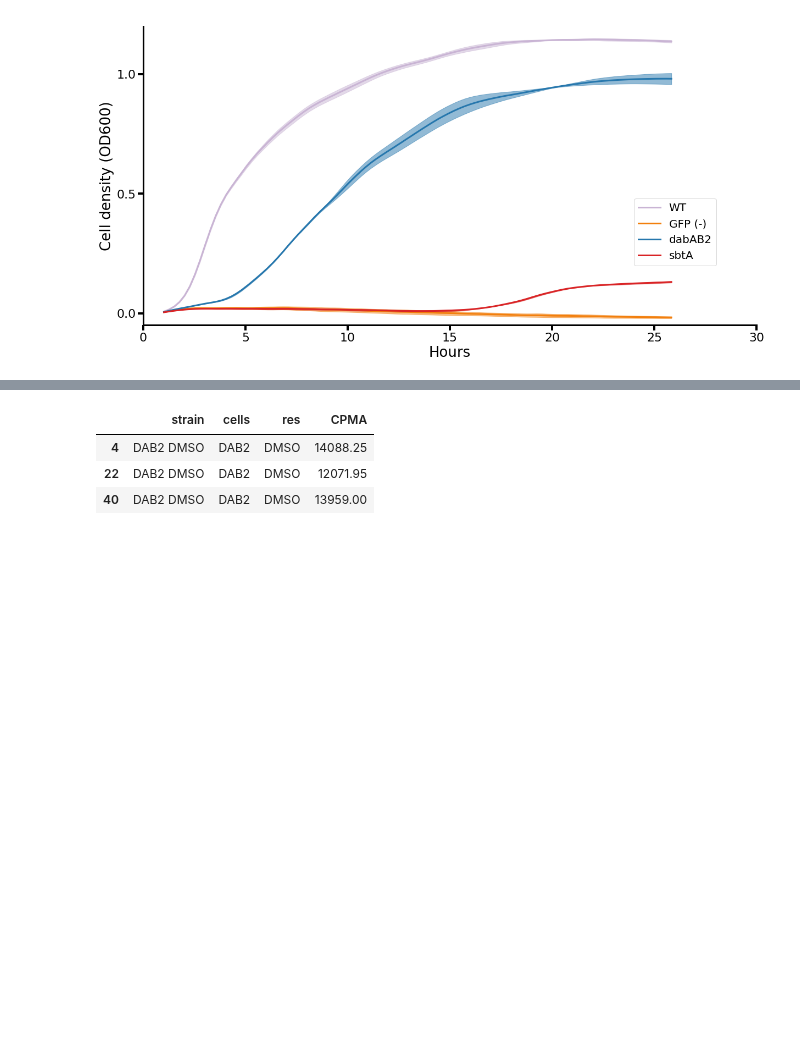
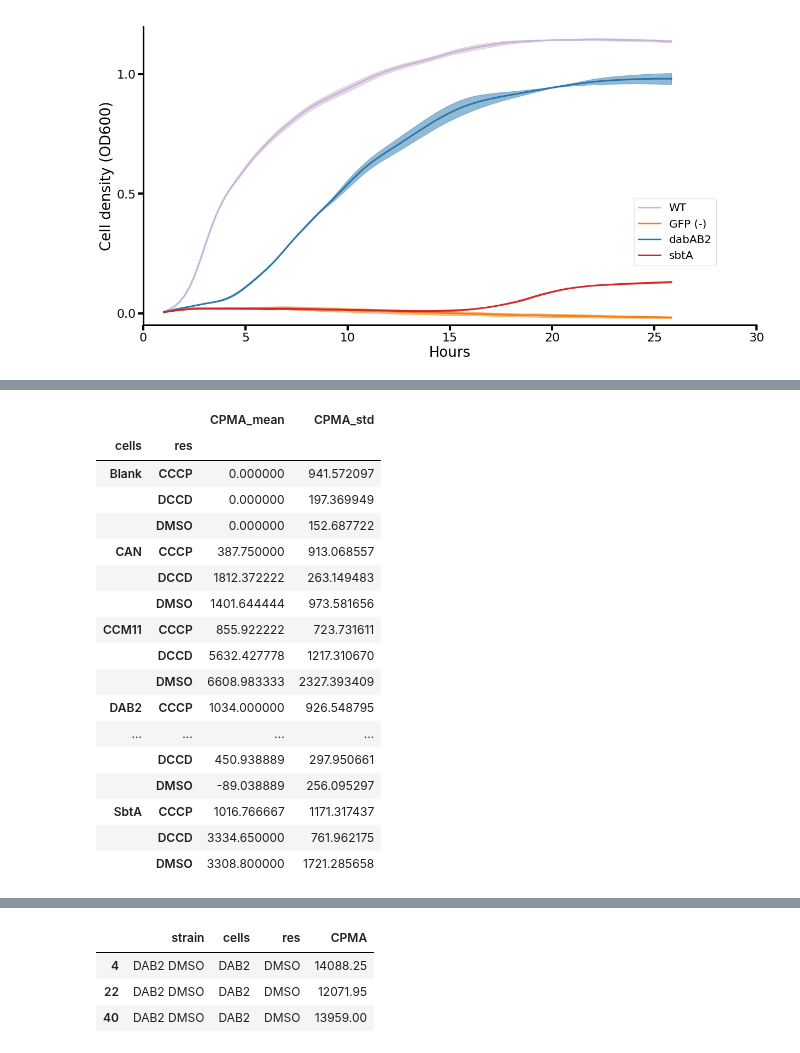
Before and after one commit to jackdesmarais/DabTransporterPaper, a Jupyter notebook: scripts/figure 3 CAFree complementation by DAB.ipynb, the cells around one changed output, grey strips where cells are left out. Saved outputs shown, nothing was run; the diff lists cells and outputs as text; code cells hidden in the pictures; blank space fills up the shorter version.

```diff
--- a/scripts/figure 3 CAFree complementation by DAB.ipynb
+++ b/scripts/figure 3 CAFree complementation by DAB.ipynb
@@ -1061,0 +1104,23 @@ plt.show()
+# %%
+horizontal_stack = pd.concat([means.add_suffix('_mean'), stds.add_suffix('_std')], axis=1)
+display(horizontal_stack)
+horizontal_stack.to_csv('../data/bicarbUptake/condensed_format.csv')
+# %% [output]
+|  |  | CPMA_mean | CPMA_std |
+| cells | res |  |  |
+| Blank | CCCP | 0.000000 | 941.572097 |
+|  | DCCD | 0.000000 | 197.369949 |
+|  | DMSO | 0.000000 | 152.687722 |
+| CAN | CCCP | 387.750000 | 913.068557 |
+|  | DCCD | 1812.372222 | 263.149483 |
+|  | DMSO | 1401.644444 | 973.581656 |
+| CCM11 | CCCP | 855.922222 | 723.731611 |
+|  | DCCD | 5632.427778 | 1217.310670 |
+|  | DMSO | 6608.983333 | 2327.393409 |
+| DAB2 | CCCP | 1034.000000 | 926.548795 |
+| ... | ... | ... | ... |
+|  | DCCD | 450.938889 | 297.950661 |
+|  | DMSO | -89.038889 | 256.095297 |
+| SbtA | CCCP | 1016.766667 | 1171.317437 |
+|  | DCCD | 3334.650000 | 761.962175 |
+|  | DMSO | 3308.800000 | 1721.285658 |
```
Also changed, not shown: parts of 6 cells of this notebook, 1 other file.
